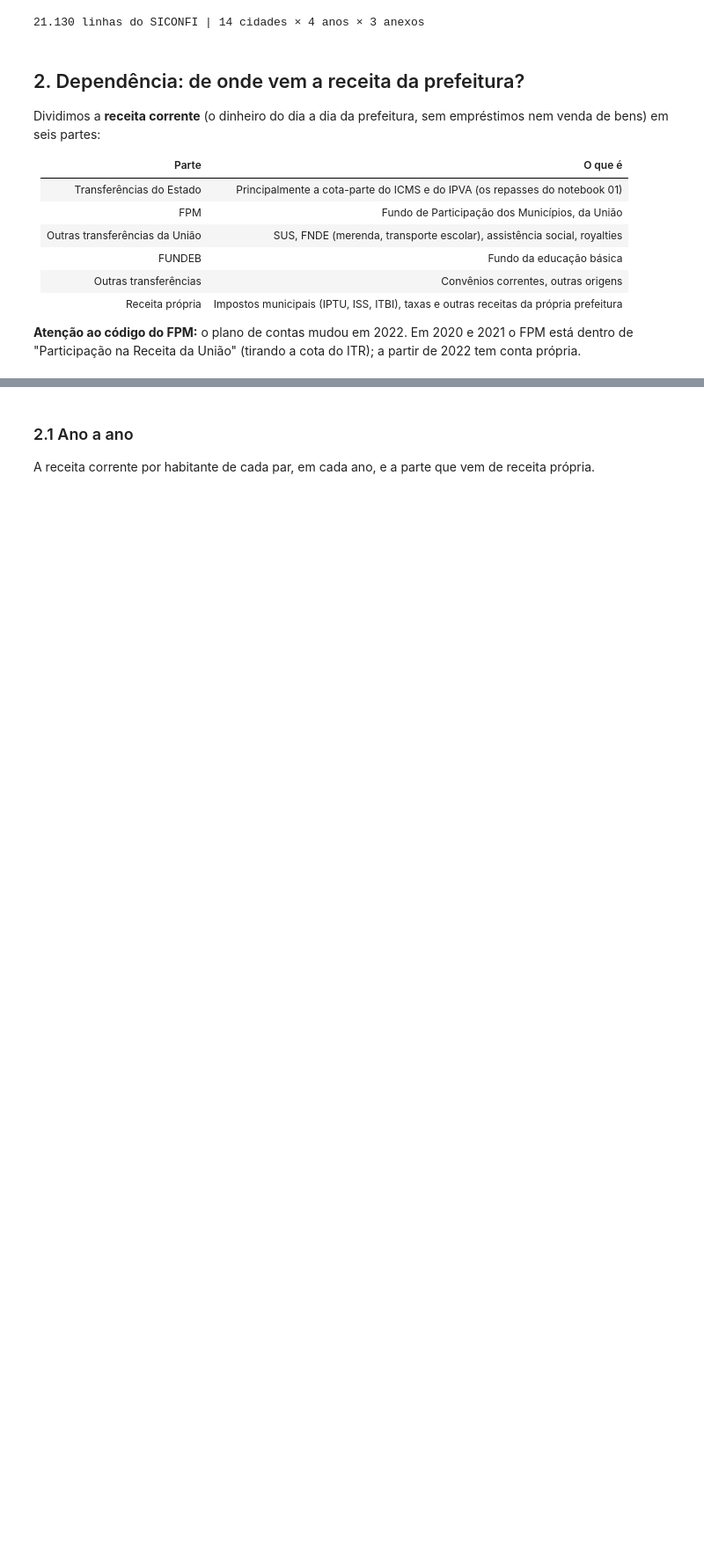
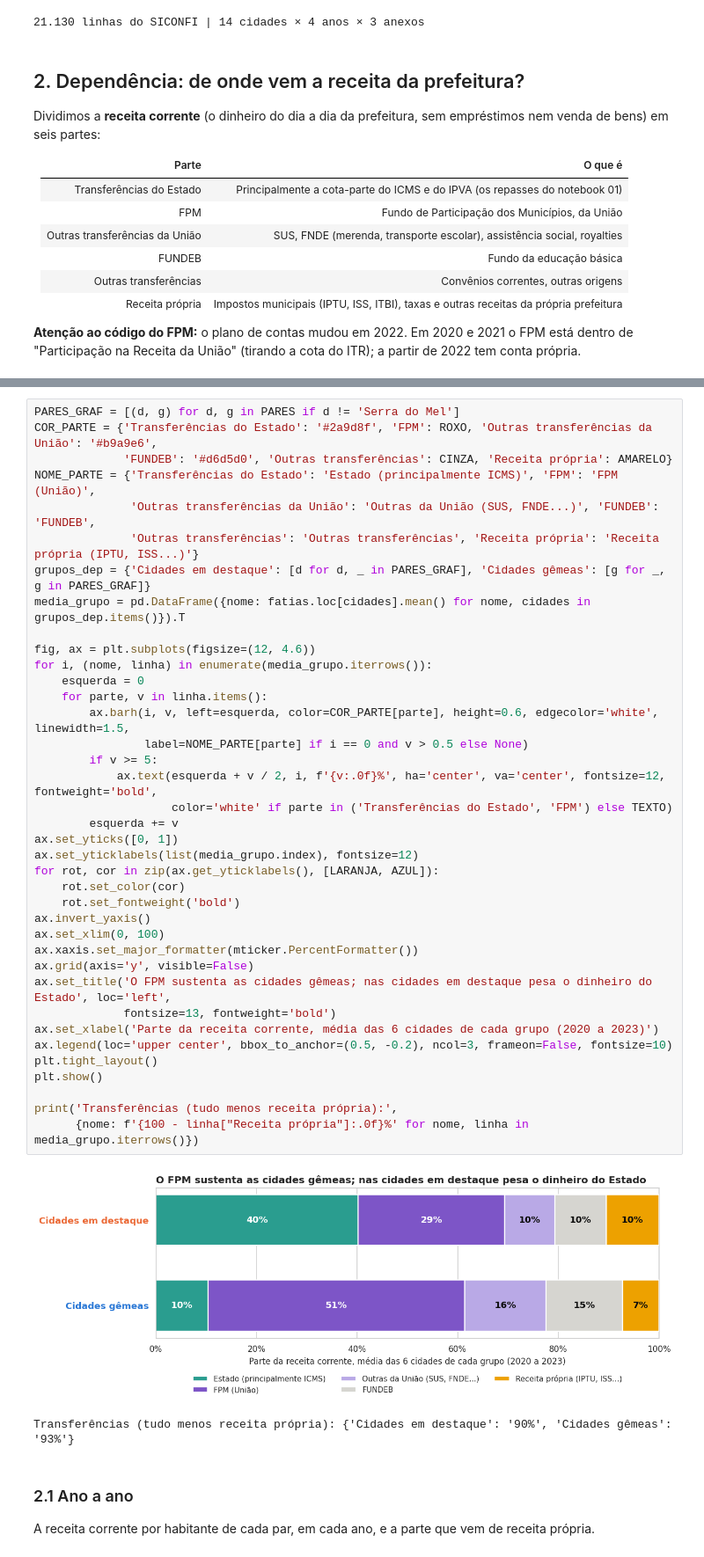
Before and after one commit to Renata-Nascimento/Projeto-U02-CD, a Jupyter notebook: resultado_final/notebooks/06_dependencia_e_gastos.ipynb, the cells around one changed output, grey strips where cells are left out. Shown at 88% size. Drawn from its saved outputs; the diff is of its cells as text; blank space fills up the shorter version.

```diff
--- a/resultado_final/notebooks/06_dependencia_e_gastos.ipynb
+++ b/resultado_final/notebooks/06_dependencia_e_gastos.ipynb
@@ -255,3 +262,44 @@ dependencia.round(1)
+# %%
+PARES_GRAF = [(d, g) for d, g in PARES if d != 'Serra do Mel']
+COR_PARTE = {'Transferências do Estado': '#2a9d8f', 'FPM': ROXO, 'Outras transferências da União': '#b9a9e6',
+             'FUNDEB': '#d6d5d0', 'Outras transferências': CINZA, 'Receita própria': AMARELO}
+NOME_PARTE = {'Transferências do Estado': 'Estado (principalmente ICMS)', 'FPM': 'FPM (União)',
+              'Outras transferências da União': 'Outras da União (SUS, FNDE...)', 'FUNDEB': 'FUNDEB',
+              'Outras transferências': 'Outras transferências', 'Receita própria': 'Receita própria (IPTU, ISS...)'}
+grupos_dep = {'Cidades em destaque': [d for d, _ in PARES_GRAF], 'Cidades gêmeas': [g for _, g in PARES_GRAF]}
+media_grupo = pd.DataFrame({nome: fatias.loc[cidades].mean() for nome, cidades in grupos_dep.items()}).T
+
+fig, ax = plt.subplots(figsize=(12, 4.6))
+for i, (nome, linha) in enumerate(media_grupo.iterrows()):
+    esquerda = 0
+    for parte, v in linha.items():
+        ax.barh(i, v, left=esquerda, color=COR_PARTE[parte], height=0.6, edgecolor='white', linewidth=1.5,
+                label=NOME_PARTE[parte] if i == 0 and v > 0.5 else None)
+        if v >= 5:
+            ax.text(esquerda + v / 2, i, f'{v:.0f}%', ha='center', va='center', fontsize=12, fontweight='bold',
+                    color='white' if parte in ('Transferências do Estado', 'FPM') else TEXTO)
+        esquerda += v
+ax.set_yticks([0, 1])
+ax.set_yticklabels(list(media_grupo.index), fontsize=12)
+for rot, cor in zip(ax.get_yticklabels(), [LARANJA, AZUL]):
+    rot.set_color(cor)
+    rot.set_fontweight('bold')
+ax.invert_yaxis()
+ax.set_xlim(0, 100)
+ax.xaxis.set_major_formatter(mticker.PercentFormatter())
+ax.grid(axis='y', visible=False)
+ax.set_title('O FPM sustenta as cidades gêmeas; nas cidades em destaque pesa o dinheiro do Estado', loc='left',
+             fontsize=13, fontweight='bold')
+ax.set_xlabel('Parte da receita corrente, média das 6 cidades de cada grupo (2020 a 2023)')
+ax.legend(loc='upper center', bbox_to_anchor=(0.5, -0.2), ncol=3, frameon=False, fontsize=10)
+plt.tight_layout()
+plt.show()
+
+print('Transferências (tudo menos receita própria):',
+      {nome: f'{100 - linha["Receita própria"]:.0f}%' for nome, linha in media_grupo.iterrows()})
+# %% [output]
+[figure, added]
+Transferências (tudo menos receita própria): {'Cidades em destaque': '90%', 'Cidades gêmeas': '93%'}
 # %% [markdown]
 ### 2.1 Ano a ano
 
```
Also changed, not shown: parts of 9 cells of this notebook.
